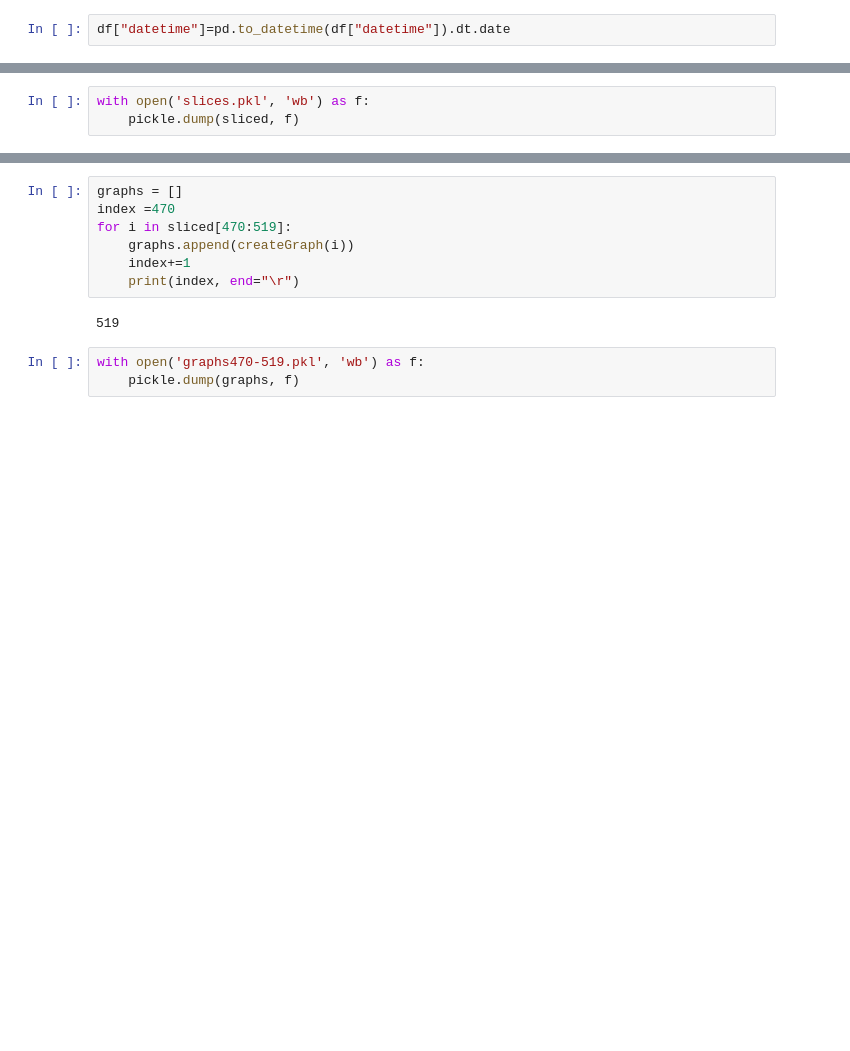
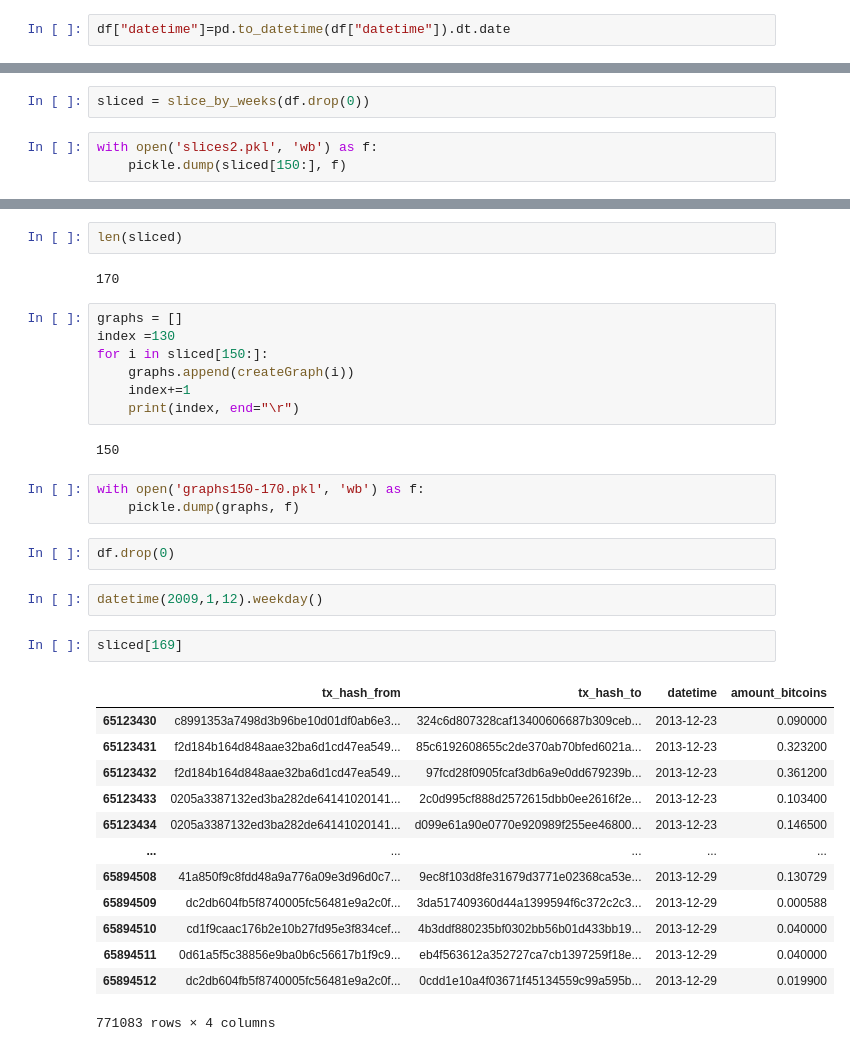
Before and after one commit to nebipeker/Analyzing-Transaction-Graphs-for-Price-Prediction-of-Bitcoin, a Jupyter notebook: Graph Creation.ipynb, the cells around one changed output, grey strips where cells are left out. Cells and saved outputs as stored; diff of their text form; blank space fills up the shorter version.

```diff
--- a/Graph Creation.ipynb
+++ b/Graph Creation.ipynb
@@ -58,6 +33,8 @@ sliced = slice_by_weeks(df)
+# %%
+sliced = slice_by_weeks(df.drop(0))
 # %%
-with open('slices.pkl', 'wb') as f:
-    pickle.dump(sliced, f)
+with open('slices2.pkl', 'wb') as f:
+    pickle.dump(sliced[150:], f)
 # %%
 import pandas as pd
 import numpy as np
@@ -100,12 +64,36 @@ len(sliced)
+# %%
+len(sliced)
+# %% [output]
+170
 # %%
 graphs = []
-index =470
-for i in sliced[470:519]:
+index =130
+for i in sliced[150:]:
     graphs.append(createGraph(i))
     index+=1
     print(index, end="\r")
 # %% [output]
-519
+150
 # %%
-with open('graphs470-519.pkl', 'wb') as f:
+with open('graphs150-170.pkl', 'wb') as f:
     pickle.dump(graphs, f)
+# %%
+df.drop(0)
+# %%
+datetime(2009,1,12).weekday()
+# %%
+sliced[169]
+# %% [output]
+|  | tx_hash_from | tx_hash_to | datetime | amount_bitcoins |
+| 65123430 | c8991353a7498d3b96be10d01df0ab6e3... | 324c6d807328caf13400606687b309ceb... | 2013-12-23 | 0.090000 |
+| 65123431 | f2d184b164d848aae32ba6d1cd47ea549... | 85c6192608655c2de370ab70bfed6021a... | 2013-12-23 | 0.323200 |
+| 65123432 | f2d184b164d848aae32ba6d1cd47ea549... | 97fcd28f0905fcaf3db6a9e0dd679239b... | 2013-12-23 | 0.361200 |
+| 65123433 | 0205a3387132ed3ba282de64141020141... | 2c0d995cf888d2572615dbb0ee2616f2e... | 2013-12-23 | 0.103400 |
+| 65123434 | 0205a3387132ed3ba282de64141020141... | d099e61a90e0770e920989f255ee46800... | 2013-12-23 | 0.146500 |
+| ... | ... | ... | ... | ... |
+| 65894508 | 41a850f9c8fdd48a9a776a09e3d96d0c7... | 9ec8f103d8fe31679d3771e02368ca53e... | 2013-12-29 | 0.130729 |
+| 65894509 | dc2db604fb5f8740005fc56481e9a2c0f... | 3da517409360d44a1399594f6c372c2c3... | 2013-12-29 | 0.000588 |
+| 65894510 | cd1f9caac176b2e10b27fd95e3f834cef... | 4b3ddf880235bf0302bb56b01d433bb19... | 2013-12-29 | 0.040000 |
+| 65894511 | 0d61a5f5c38856e9ba0b6c56617b1f9c9... | eb4f563612a352727ca7cb1397259f18e... | 2013-12-29 | 0.040000 |
+| 65894512 | dc2db604fb5f8740005fc56481e9a2c0f... | 0cdd1e10a4f03671f45134559c99a595b... | 2013-12-29 | 0.019900 |
+771083 rows × 4 columns
```
Also changed, not shown: parts of 8 cells of this notebook, 5 other files.
